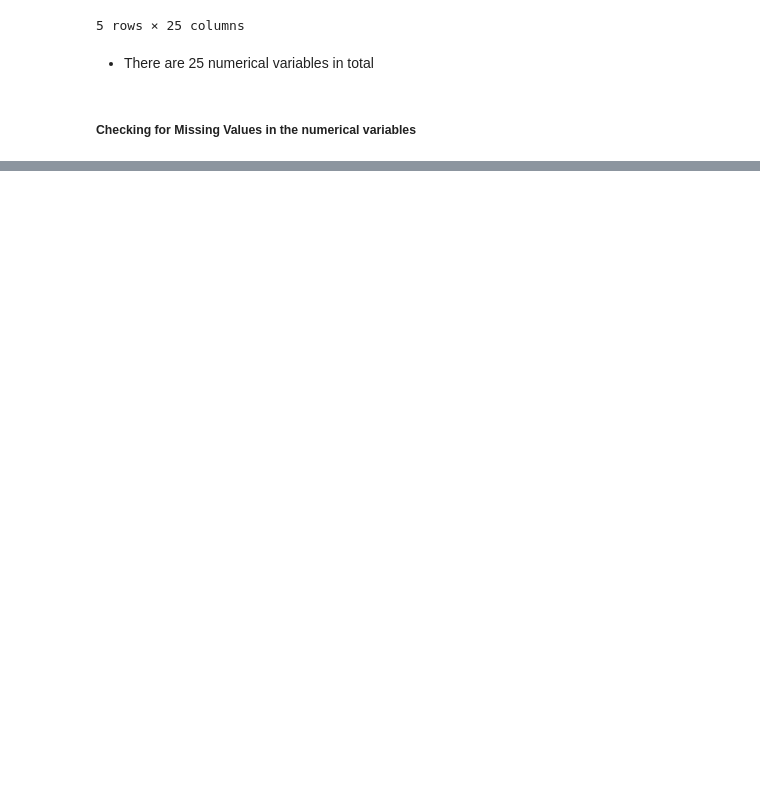
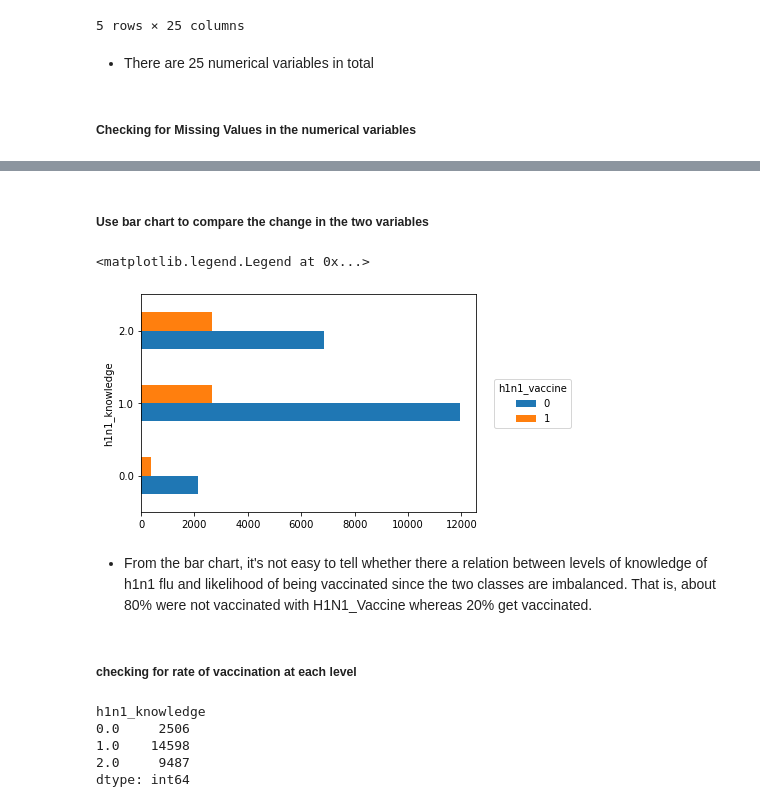
Before and after one commit to Pamela-Chebii/Predicting_H1N1_-_Seasonal_Flue_Vaccines, a Jupyter notebook: index.ipynb, the cells around one changed output, grey strips where cells are left out. Cells and saved outputs as stored; diff of their text form; code cells hidden in the pictures; blank space fills up the shorter version.

```diff
--- a/index.ipynb
+++ b/index.ipynb
@@ -368,0 +397,8 @@ combined_df[numerical].head()
+# %%
+# get the count of observations for each combination of those two variables.
+counts = (combined_df[['h1n1_knowledge', 'h1n1_vaccine']]
+              .groupby(['h1n1_knowledge', 'h1n1_vaccine'])
+              .size()
+              .unstack('h1n1_vaccine')
+         )
+counts
@@ -368,0 +411,25 @@ combined_df[numerical].head()
+# %% [markdown]
+##### Use bar chart to compare the change in the two variables
+# %%
+ax = counts.plot.barh()
+ax.legend(
+    loc='center right',
+    bbox_to_anchor=(1.3, 0.5),
+    title='h1n1_vaccine'
+)
+# %% [output]
+<matplotlib.legend.Legend at 0x...>
+[figure, added]
+# %% [markdown]
+- From the bar chart, it's not easy to tell whether there a relation between levels of knowledge of h1n1 flu and likelihood of being vaccinated since the two classes are imbalanced. That is, about 80% were not vaccinated with H1N1_Vaccine whereas 20% get vaccinated.
+# %% [markdown]
+##### checking for rate of vaccination at each level
+# %%
+h1n1_knowledge_counts = counts.sum(axis='columns')
+h1n1_knowledge_counts
+# %% [output]
+h1n1_knowledge
+0.0     2506
+1.0    14598
+2.0     9487
+dtype: int64
```
Also changed, not shown: parts of 10 cells of this notebook.
